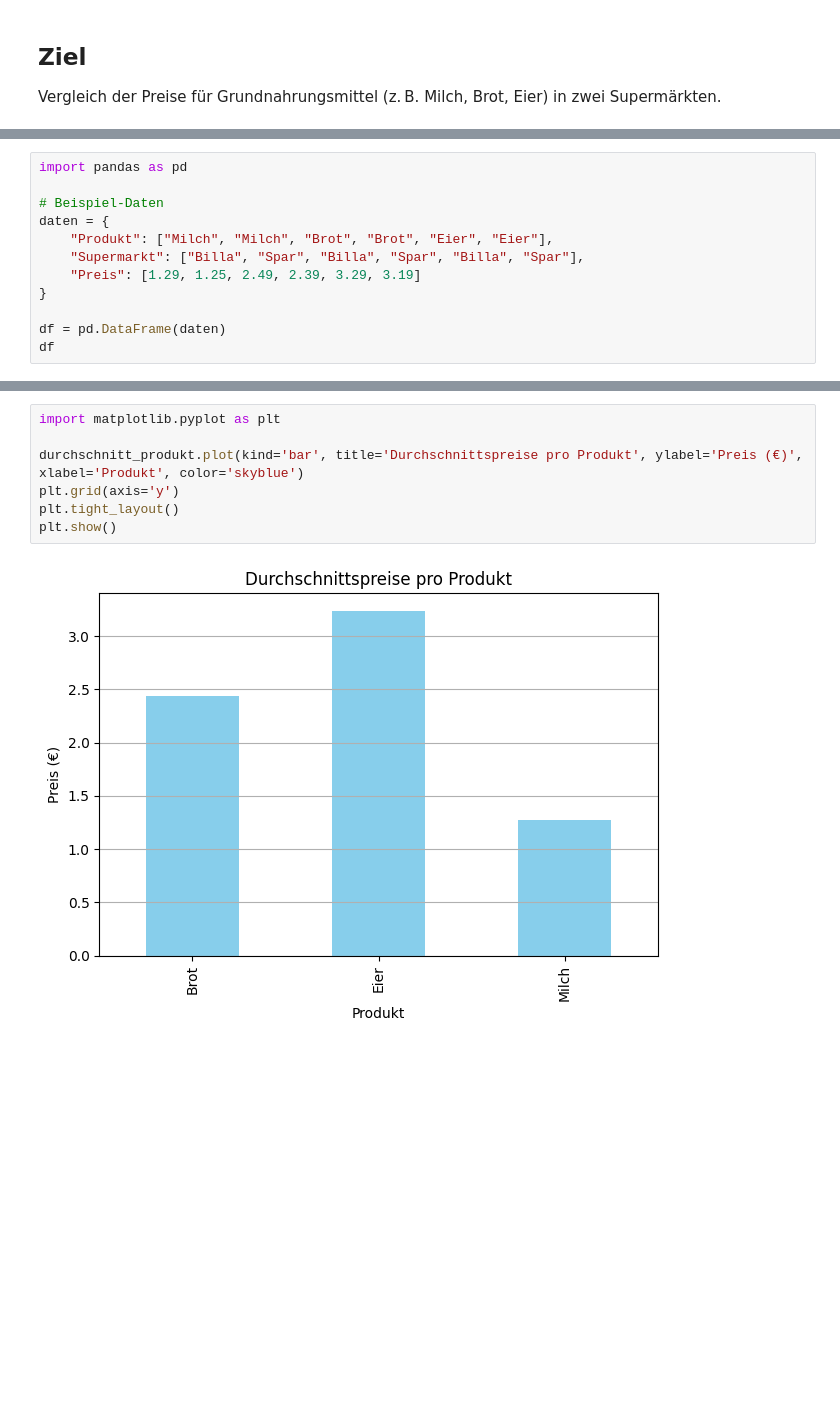
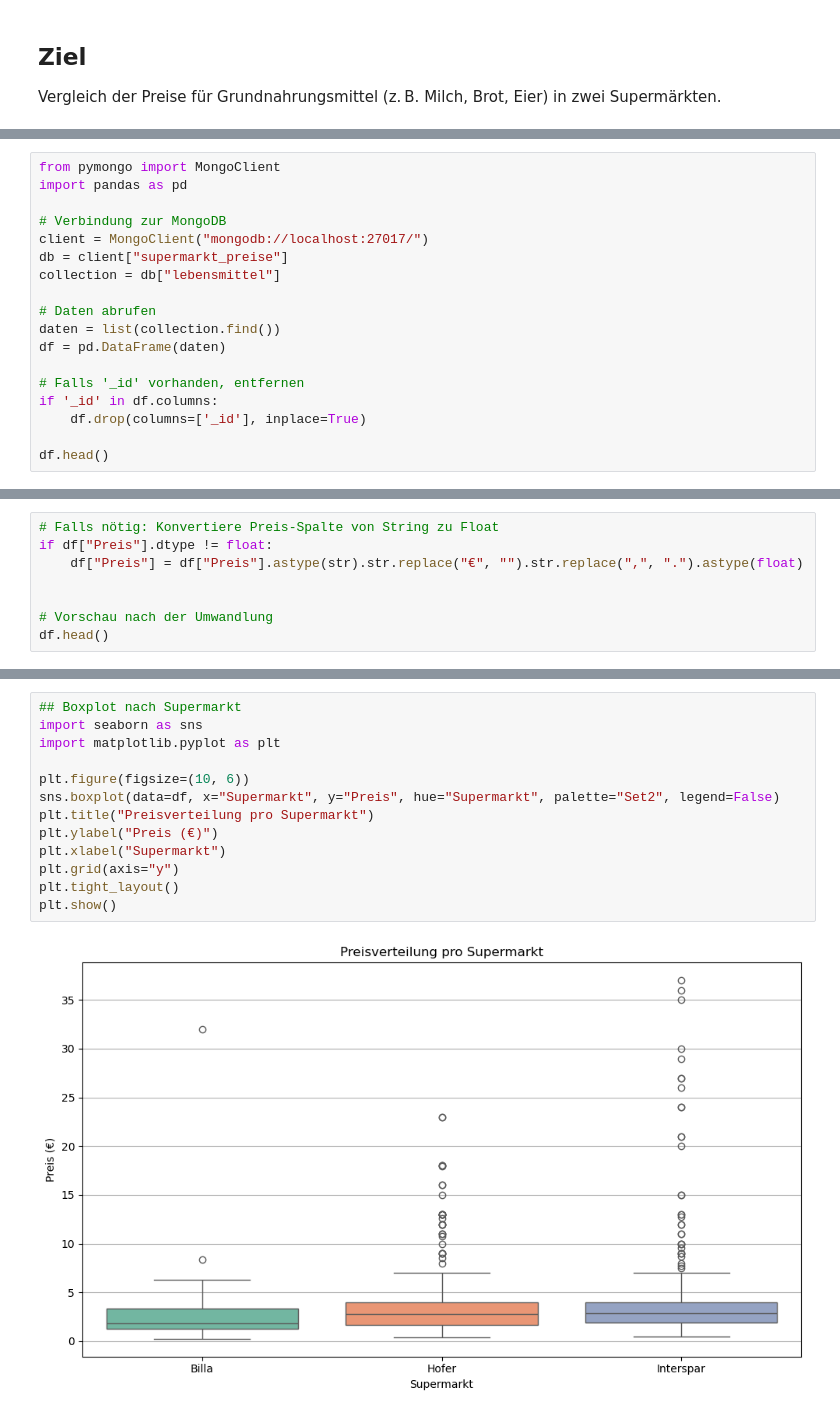
Before and after one commit to piy678/lebensmittelpreise-bigdata, a Jupyter notebook: notebooks/preisanalyse.ipynb, the cells around one changed output, grey strips where cells are left out. Drawn from its saved outputs; the diff is of its cells as text; blank space fills up the shorter version.

```diff
--- a/notebooks/preisanalyse.ipynb
+++ b/notebooks/preisanalyse.ipynb
@@ -11,13 +15,19 @@ Wir verwenden Beispiel-Daten mit fiktiven Preisen, um erste Analysen durchzufüh
 # %%
+from pymongo import MongoClient
 import pandas as pd
 
-# Beispiel-Daten
-daten = {
-    "Produkt": ["Milch", "Milch", "Brot", "Brot", "Eier", "Eier"],
-    "Supermarkt": ["Billa", "Spar", "Billa", "Spar", "Billa", "Spar"],
-    "Preis": [1.29, 1.25, 2.49, 2.39, 3.29, 3.19]
-}
+# Verbindung zur MongoDB
+client = MongoClient("mongodb://localhost:27017/")
+db = client["supermarkt_preise"]
+collection = db["lebensmittel"]
 
+# Daten abrufen
+daten = list(collection.find())
 df = pd.DataFrame(daten)
-df
+
+# Falls '_id' vorhanden, entfernen
+if '_id' in df.columns:
+    df.drop(columns=['_id'], inplace=True)
+
+df.head()
 # %% [output]
@@ -30,0 +43,8 @@ df
+# %%
+# Falls nötig: Konvertiere Preis-Spalte von String zu Float
+if df["Preis"].dtype != float:
+    df["Preis"] = df["Preis"].astype(str).str.replace("€", "").str.replace(",", ".").astype(float)
+
+
+# Vorschau nach der Umwandlung
+df.head()
@@ -60,9 +96,15 @@ Ein einfacher Balkendiagramm zur Darstellung der Durchschnittspreise pro Produkt
 # %%
+## Boxplot nach Supermarkt
+import seaborn as sns
 import matplotlib.pyplot as plt
 
-durchschnitt_produkt.plot(kind='bar', title='Durchschnittspreise pro Produkt', ylabel='Preis (€)', xlabel='Produkt', color='skyblue')
-plt.grid(axis='y')
+plt.figure(figsize=(10, 6))
+sns.boxplot(data=df, x="Supermarkt", y="Preis", hue="Supermarkt", palette="Set2", legend=False)
+plt.title("Preisverteilung pro Supermarkt")
+plt.ylabel("Preis (€)")
+plt.xlabel("Supermarkt")
+plt.grid(axis="y")
 plt.tight_layout()
 plt.show()
 # %% [output]
-[figure, old version]
+[figure, new version]
```
Also changed, not shown: parts of 13 cells of this notebook, 1 other file.
